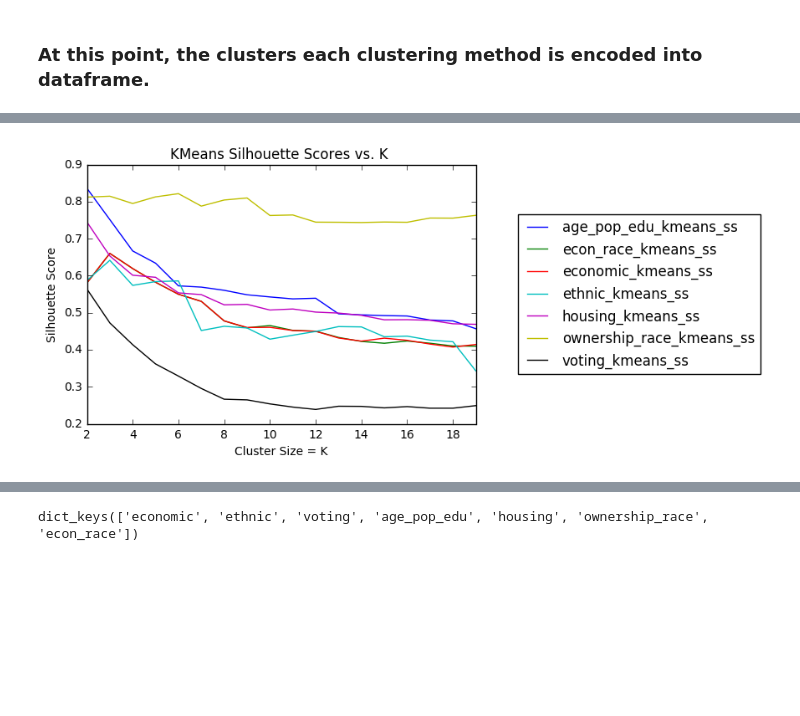
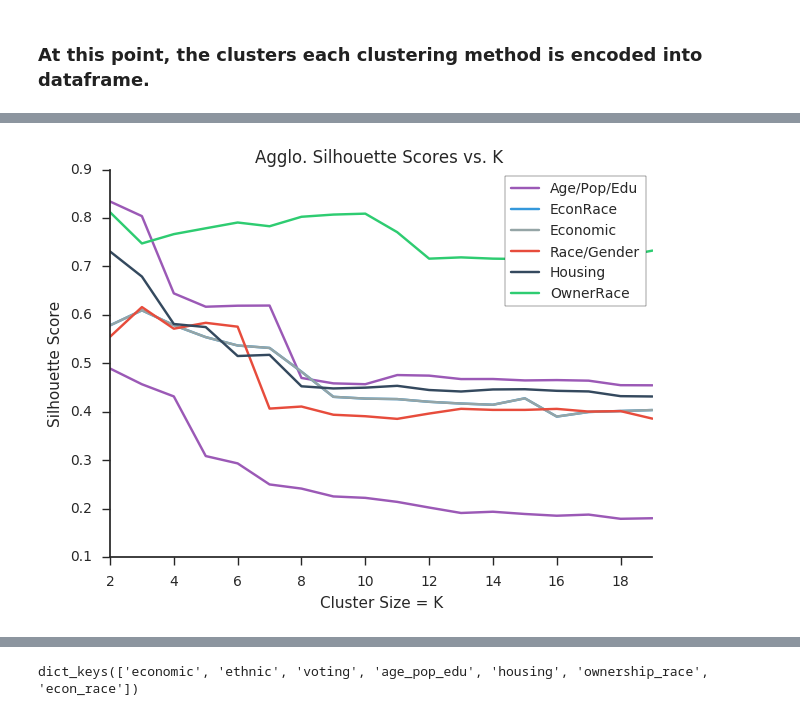
Before and after one commit to cgels/ElectionAnalysis, a Jupyter notebook: Entire Population Clustering.ipynb, the cells around one changed output, grey strips where cells are left out. Cells and saved outputs as stored; diff of their text form; code cells hidden in the pictures; blank space fills up the shorter version.

Commit message:
new images

```diff
--- a/Entire Population Clustering.ipynb
+++ b/Entire Population Clustering.ipynb
@@ -21,3 +22,7 @@ import re
+# %%
+flatui = ["#9b59b6", "#3498db", "#95a5a6", "#e74c3c", "#34495e", "#2ecc71"]
+sns.set_style("ticks", {'legend.frameon' : True })
+sns.set_palette(sns.color_palette(flatui))
 # %%
 df = pd.read_csv("data/county_facts.csv")
 # %%
@@ -306,3 +311,12 @@ agglo_scores
 agg = pd.DataFrame(agglo_scores, index=list(range(2, 20)))
 kmn = pd.DataFrame(kmeans_scores, index=list(range(2, 20)))
 spec = pd.DataFrame(spec_scores, index=list(range(2, 5)))
+# %%
+p1 = kmn.plot(kind='line', title="KMeans Silhouette Scores vs. K ",figsize=(7,5), alpha=1)
+sns.despine()
+leg1 = ["Age/Pop/Edu", "EconRace","Economic", "Race/Gender", "Housing", "OwnerRace"]
+handles, labels = p1.get_legend_handles_labels()
+plt.legend(handles, leg1, loc=1)
+plt.ylabel('Silhouette Score')
+plt.xlabel('Cluster Size = K')
+plt.savefig("kmeans_sscores")
@@ -309,10 +325,11 @@ spec = pd.DataFrame(spec_scores, index=list(range(2, 5)))
 # %%
-
-kmn.plot(kind='line', title="KMeans Silhouette Scores vs. K ")
-plt.legend(loc="right", bbox_to_anchor=(1.75, .5))
+agg.plot(kind='line', title="Agglo. Silhouette Scores vs. K ",figsize=(7,5))
+sns.despine()
+handles, labels = p1.get_legend_handles_labels()
+plt.legend(handles, leg1, loc=1)
 plt.ylabel('Silhouette Score')
 plt.xlabel('Cluster Size = K')
-plt.savefig("kmeans_sscores")
+plt.savefig("agglo_sscores")
 # %% [output]
-[figure, old version]
+[figure, new version]
 # %%
```
Also changed, not shown: parts of 14 cells of this notebook, 29 other files.
